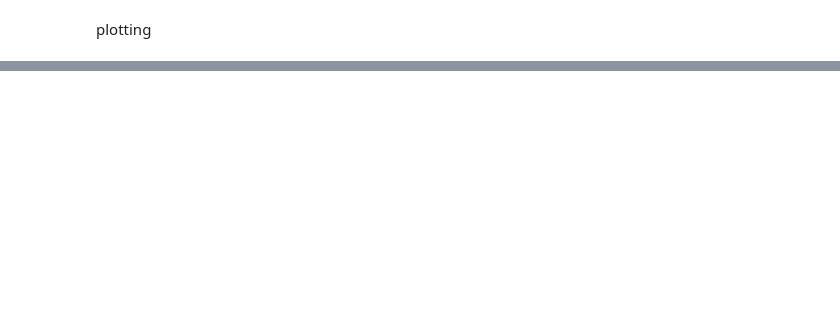
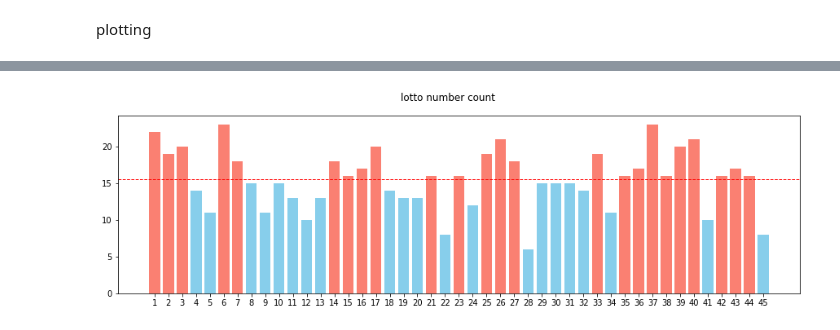
Before and after one commit to xogns3512/toyProject, a Jupyter notebook: lotto/(ETL)Lotto_success_num.ipynb, the cells around one changed output, grey strips where cells are left out. Cells and saved outputs as stored; diff of their text form; code cells hidden in the pictures; blank space fills up the shorter version.

```diff
--- a/lotto/(ETL)Lotto_success_num.ipynb
+++ b/lotto/(ETL)Lotto_success_num.ipynb
@@ -107,0 +108,36 @@ plt.show()
+# %%
+def plot_cum(seg_select):
+#     seg_select = 100
+    return_list_seg = return_list[0:seg_select]
+
+    all_num = list(itertools.chain(*return_list_seg))
+    all_num= pd.DataFrame(all_num,columns=["num"])
+    dict_result = Counter(all_num.num)
+    df = pd.DataFrame.from_dict(dict_result, orient='index').reset_index().sort_values("index").reset_index(drop=True)
+    df.rename(columns = {'index' : 'num',0:"count_num"}, inplace = True)
+
+    # threshold  of likely or unlikely
+    threshold = (int(seg_select) * 7)/45
+    threshold
+
+    df["Unlikely"] = list(map(int,df.count_num<=threshold))
+
+    t1 = df[df['count_num']>threshold]
+    t2 = df[df['count_num']<=threshold]
+
+    plt.rcParams["figure.figsize"] = (15,4)
+    y = df.count_num
+    x = df.num
+
+    plt.bar(t1.num, t1['count_num'], color='salmon')
+    plt.bar(t2.num, t2['count_num'], color='skyblue')
+    plt.axhline(y=threshold,linewidth=1, color='red' ,linestyle='--' )
+
+    # plt.bar(x, y, width=0.7)
+    plt.xticks (x)
+    plt.suptitle("lotto number count")
+    plt.show()
+# %%
+plot_cum(100)
+# %% [output]
+[figure, added]
```
Also changed, not shown: parts of 29 cells of this notebook.
